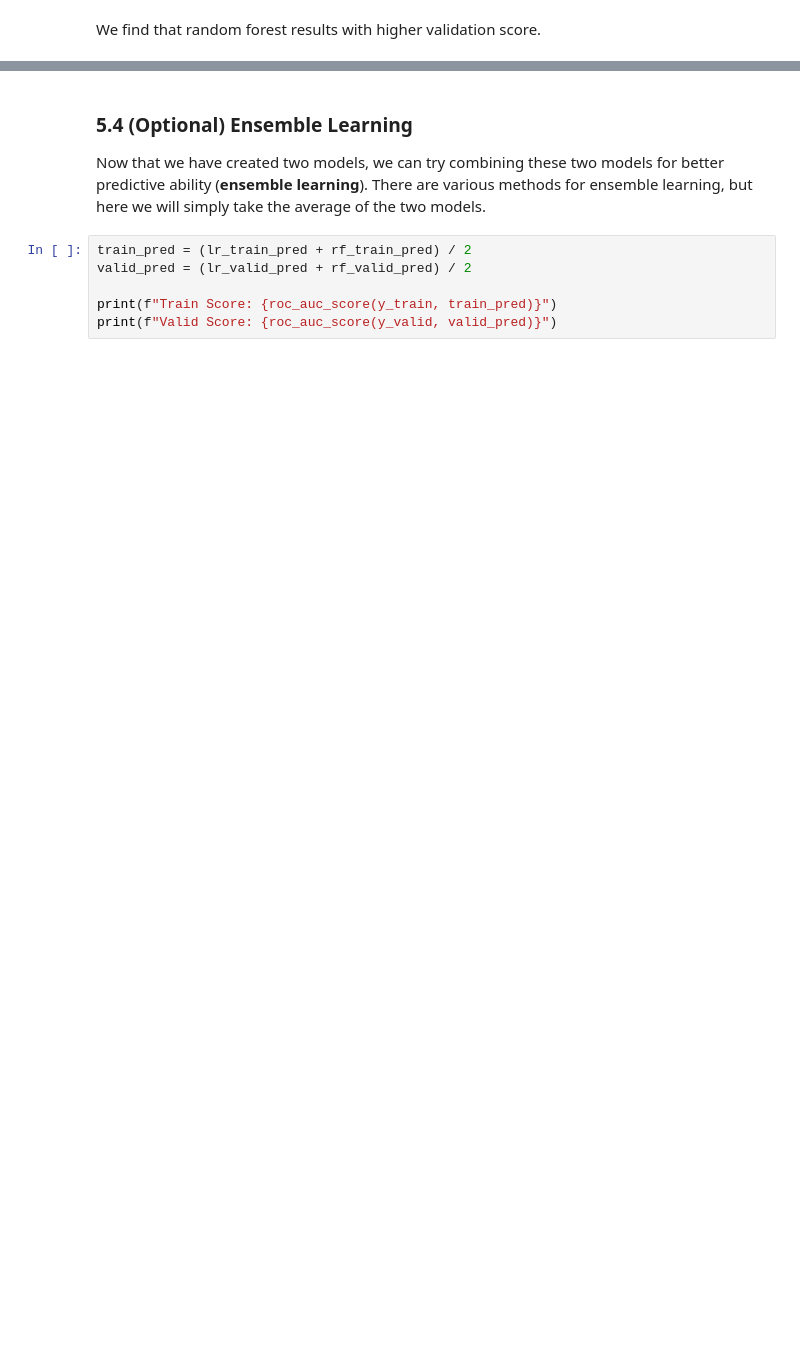
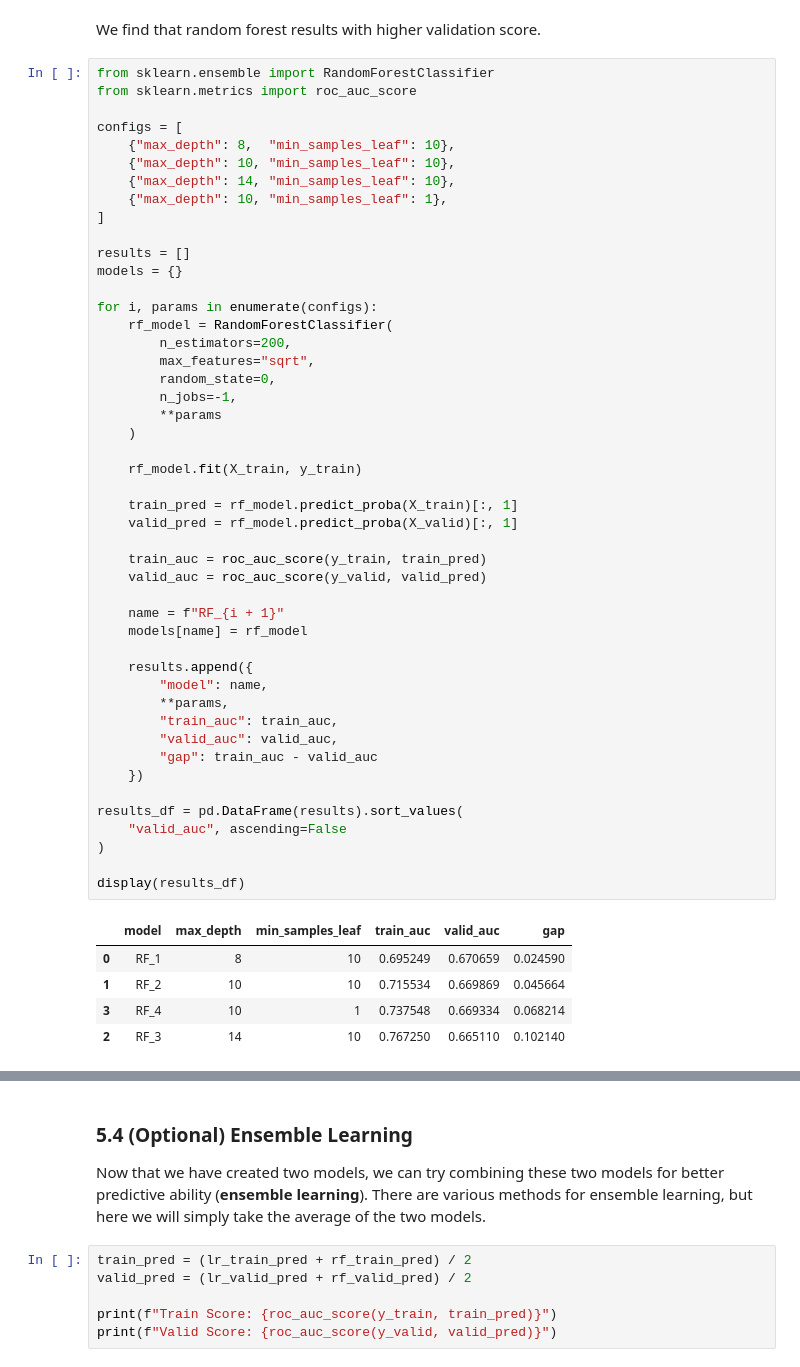
Before and after one commit to EaintMM/Home-Credit-Default-Risk, a Jupyter notebook: tutorial.ipynb, the cells around one changed output, grey strips where cells are left out. Cells and saved outputs as stored; diff of their text form; blank space fills up the shorter version.

```diff
--- a/tutorial.ipynb
+++ b/tutorial.ipynb
@@ -417,2 +516,55 @@ print(f"Valid Score: {roc_auc_score(y_valid, rf_valid_pred)}")
 # %% [markdown]
 We find that random forest results with higher validation score.
+# %%
+from sklearn.ensemble import RandomForestClassifier
+from sklearn.metrics import roc_auc_score
+
+configs = [
+    {"max_depth": 8,  "min_samples_leaf": 10},
+    {"max_depth": 10, "min_samples_leaf": 10},
+    {"max_depth": 14, "min_samples_leaf": 10},
+    {"max_depth": 10, "min_samples_leaf": 1},
+]
+
+results = []
+models = {}
+
+for i, params in enumerate(configs):
+    rf_model = RandomForestClassifier(
+        n_estimators=200,
+        max_features="sqrt",
+        random_state=0,
+        n_jobs=-1,
+        **params
+    )
+
+    rf_model.fit(X_train, y_train)
+
+    train_pred = rf_model.predict_proba(X_train)[:, 1]
+    valid_pred = rf_model.predict_proba(X_valid)[:, 1]
+
+    train_auc = roc_auc_score(y_train, train_pred)
+    valid_auc = roc_auc_score(y_valid, valid_pred)
+
+    name = f"RF_{i + 1}"
+    models[name] = rf_model
+
+    results.append({
+        "model": name,
+        **params,
+        "train_auc": train_auc,
+        "valid_auc": valid_auc,
+        "gap": train_auc - valid_auc
+    })
+
+results_df = pd.DataFrame(results).sort_values(
+    "valid_auc", ascending=False
+)
+
+display(results_df)
+# %% [output]
+|  | model | max_depth | min_samples_leaf | train_auc | valid_auc | gap |
+| 0 | RF_1 | 8 | 10 | 0.695249 | 0.670659 | 0.024590 |
+| 1 | RF_2 | 10 | 10 | 0.715534 | 0.669869 | 0.045664 |
+| 3 | RF_4 | 10 | 1 | 0.737548 | 0.669334 | 0.068214 |
+| 2 | RF_3 | 14 | 10 | 0.767250 | 0.665110 | 0.102140 |
```
Also changed, not shown: parts of 26 cells of this notebook.
